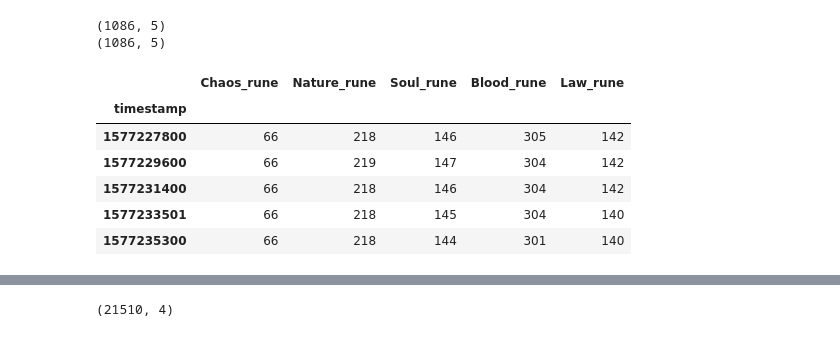
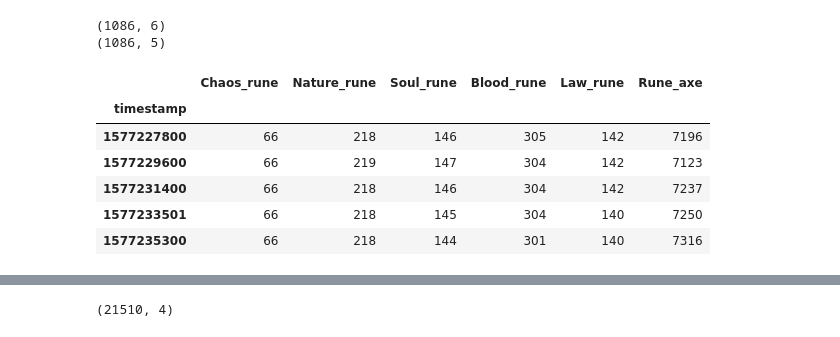
Before and after one commit to chriskok/GEPrediction-OSRS, a Jupyter notebook: feature_extraction_test.ipynb, the cells around one changed output, grey strips where cells are left out. Cells and saved outputs as stored; diff of their text form; code cells hidden in the pictures.

```diff
--- a/feature_extraction_test.ipynb
+++ b/feature_extraction_test.ipynb
@@ -24,23 +24,24 @@ df2 = df2.set_index('timestamp')
 # %%
 dropped = df.drop_duplicates()
 dropped2 = df2.drop_duplicates()
-runes = dropped[['Chaos_rune', 'Nature_rune', 'Soul_rune', 'Blood_rune', 'Law_rune']]
-runes2 = dropped2[['Chaos_rune', 'Nature_rune', 'Soul_rune', 'Blood_rune', 'Law_rune']]
+selected = dropped[['Chaos_rune', 'Nature_rune', 'Soul_rune', 'Blood_rune', 'Law_rune', 'Rune_axe']]
+selected = selected.replace(to_replace=0, method='ffill')
+selected2 = dropped2[['Chaos_rune', 'Nature_rune', 'Soul_rune', 'Blood_rune', 'Law_rune']]
 # y = runes.reset_index()['Chaos_rune']
 # %%
-print(runes.shape)
-print(runes2.shape)
-runes.head()
+print(selected.shape)
+print(selected2.shape)
+selected.head()
 # %% [output]
+(1086, 6)
 (1086, 5)
-(1086, 5)
-|  | Chaos_rune | Nature_rune | Soul_rune | Blood_rune | Law_rune |
-| timestamp |  |  |  |  |  |
-| 1577227800 | 66 | 218 | 146 | 305 | 142 |
-| 1577229600 | 66 | 219 | 147 | 304 | 142 |
-| 1577231400 | 66 | 218 | 146 | 304 | 142 |
-| 1577233501 | 66 | 218 | 145 | 304 | 140 |
-| 1577235300 | 66 | 218 | 144 | 301 | 140 |
+|  | Chaos_rune | Nature_rune | Soul_rune | Blood_rune | Law_rune | Rune_axe |
+| timestamp |  |  |  |  |  |  |
+| 1577227800 | 66 | 218 | 146 | 305 | 142 | 7196 |
+| 1577229600 | 66 | 219 | 147 | 304 | 142 | 7123 |
+| 1577231400 | 66 | 218 | 146 | 304 | 142 | 7237 |
+| 1577233501 | 66 | 218 | 145 | 304 | 140 | 7250 |
+| 1577235300 | 66 | 218 | 144 | 301 | 140 | 7316 |
 # %%
 # stacked = pd.melt(df.reset_index(), id_vars=['timestamp'], value_vars=['Chaos_rune', 'Nature_rune', 'Soul_rune', 'Blood_rune', 'Law_rune'], var_name='var_name', value_name='value')
 # print(stacked.head())
```
Also changed, not shown: parts of 11 cells of this notebook.
